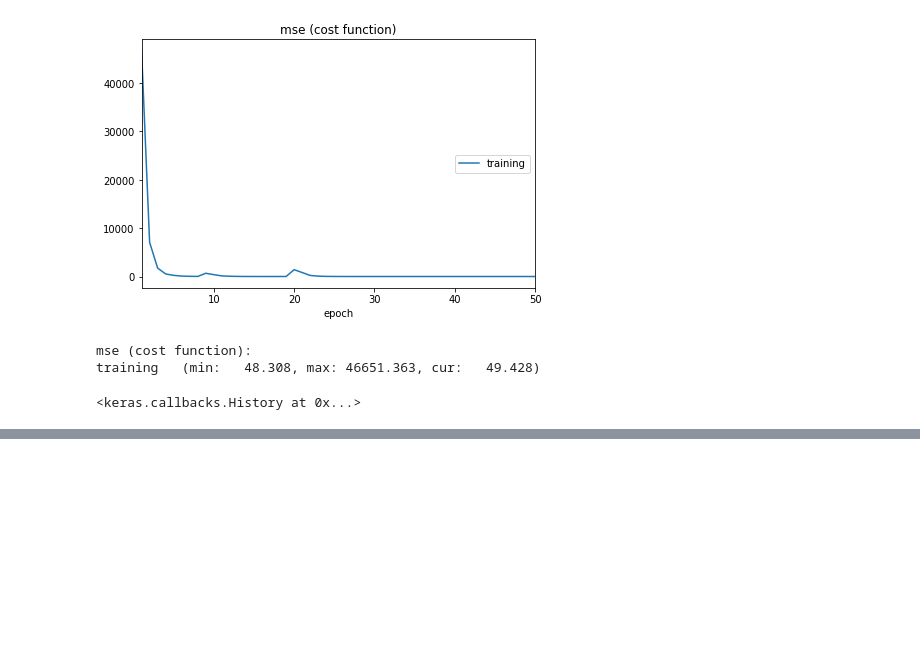
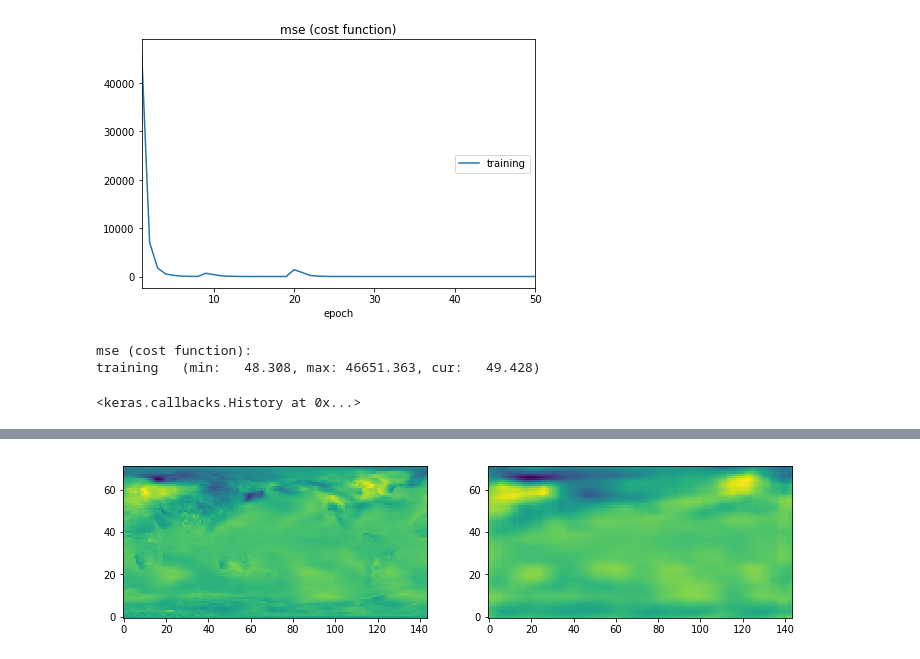
Before and after one commit to bgroenks96/cmip-embeddings, a Jupyter notebook: deep_embeddings.ipynb, the cells around one changed output, grey strips where cells are left out. Cells and saved outputs as stored; diff of their text form; code cells hidden in the pictures; blank space fills up the shorter version.

```diff
--- a/deep_embeddings.ipynb
+++ b/deep_embeddings.ipynb
@@ -126 +129,12 @@ training   (min:    0.441, max:    1.844, cur:    0.441)
 <keras.callbacks.History at 0x...>
+# %%
+X_ccsm4_t0 = X_ccsm4.to_array().values.reshape((2880, 72, 144))[0,:,:]
+X_pred = conv_model.predict(X_ccsm4_t0.reshape((1,72,144,1))).reshape((72,144))
+plt.figure(figsize=(12,10))
+plt.subplot(1,2,1)
+plt.imshow(X_ccsm4_t0, origin='lower')
+plt.subplot(1,2,2)
+plt.imshow(X_pred, origin='lower')
+plt.show()
+# %% [output]
+[figure, added]
```
Also changed, not shown: parts of 8 cells of this notebook, 4 other files.
